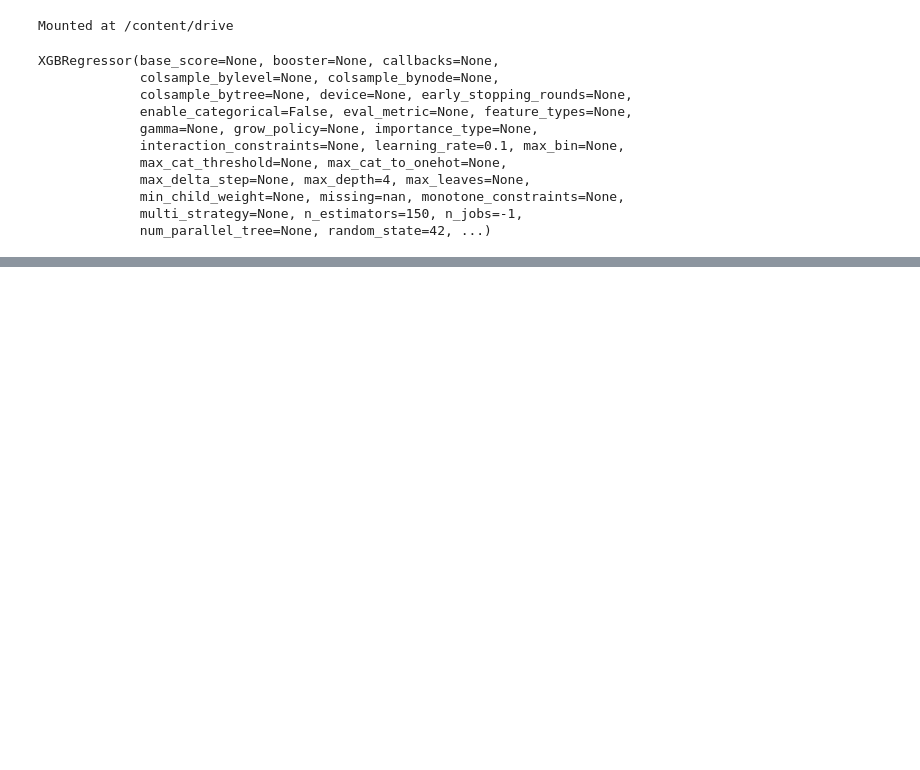
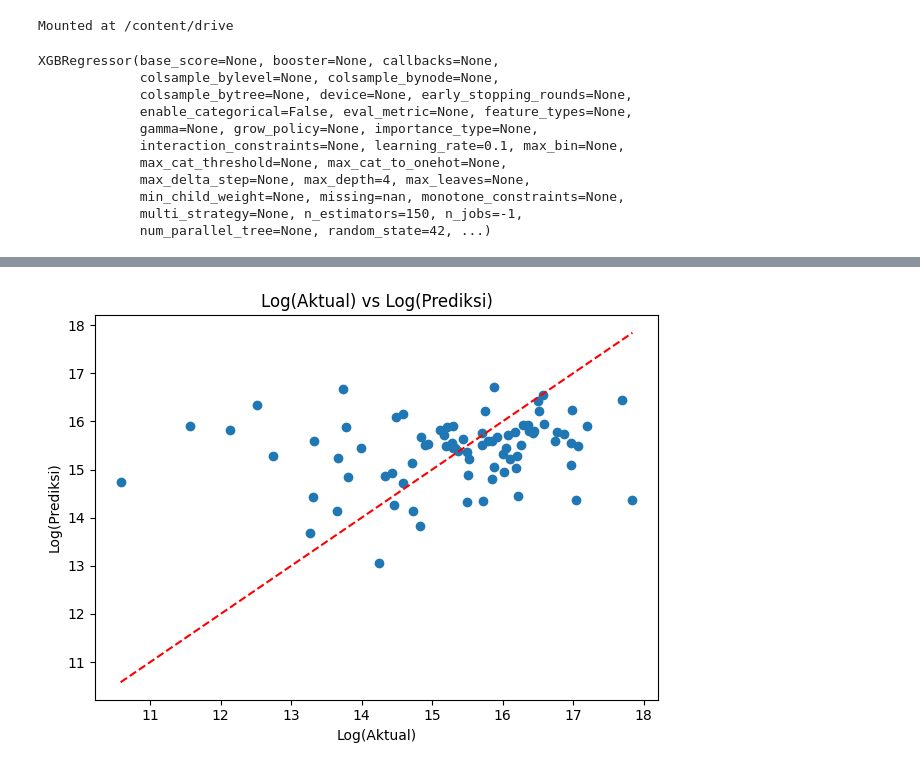
Before and after one commit to adenurchalisa/Capstone-Model, a Jupyter notebook: model_prediksi_1.ipynb, the cells around one changed output, grey strips where cells are left out. Cells and saved outputs as stored; diff of their text form; code cells hidden in the pictures; blank space fills up the shorter version.

```diff
--- a/model_prediksi_1.ipynb
+++ b/model_prediksi_1.ipynb
@@ -117,0 +162,11 @@ plt.show()
+# %%
+# 17. Visualisasi scatter log(Aktual) vs log(Prediksi)
+plt.scatter(np.log1p(y_test), np.log1p(y_pred))
+plt.xlabel("Log(Aktual)")
+plt.ylabel("Log(Prediksi)")
+plt.title("Log(Aktual) vs Log(Prediksi)")
+plt.plot([min(np.log1p(y_test)), max(np.log1p(y_test))], [min(np.log1p(y_test)), max(np.log1p(y_test))], 'r--')
+plt.tight_layout()
+plt.show()
+# %% [output]
+[figure, added]
```
Also changed, not shown: parts of 16 cells of this notebook.
